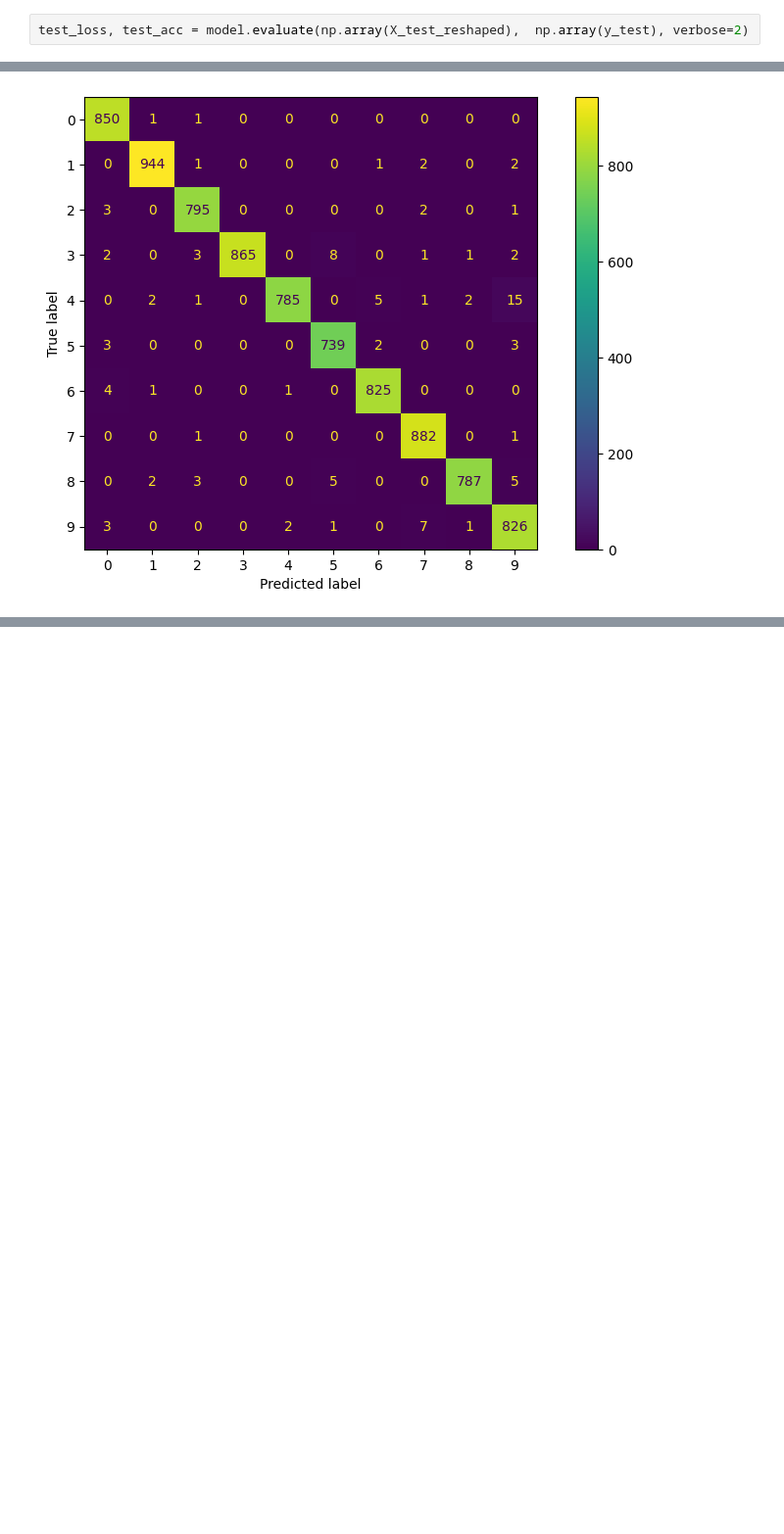
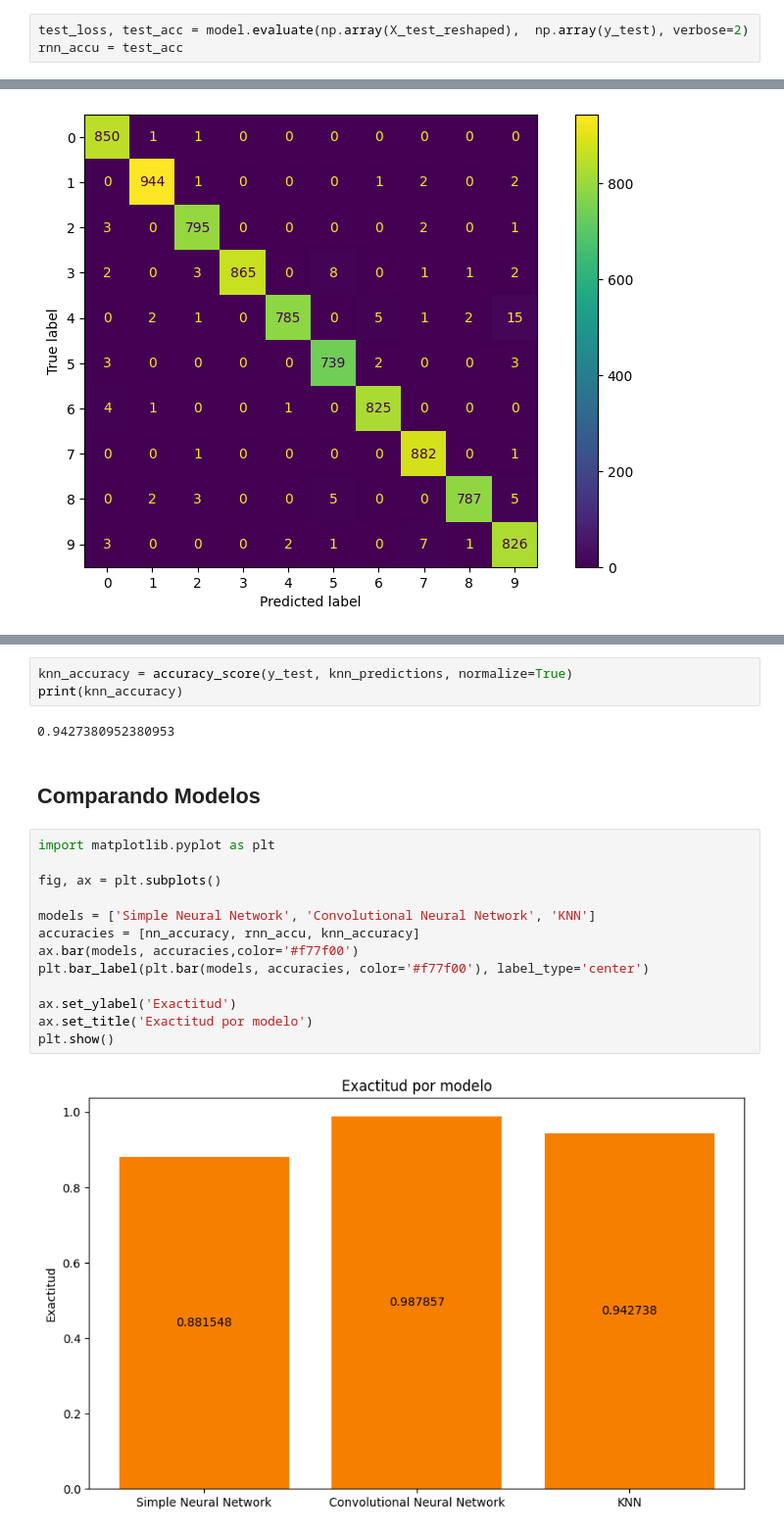
Before and after one commit to guillermoSb/uvg_data_science_lab_3, a Jupyter notebook: Exercise01.ipynb, the cells around one changed output, grey strips where cells are left out. Shown: that part at 98% size. Saved outputs shown, nothing was run; the diff lists cells and outputs as text; blank space fills up the shorter version.

```diff
--- a/Exercise01.ipynb
+++ b/Exercise01.ipynb
@@ -184,4 +185,5 @@ plt.legend(loc='lower right')
 [figure]
 # %%
 test_loss, test_acc = model.evaluate(np.array(X_test_reshaped),  np.array(y_test), verbose=2)
+rnn_accu = test_acc
 # %% [output]
@@ -200,0 +226,22 @@ disp.plot()
+# %%
+knn_accuracy = accuracy_score(y_test, knn_predictions, normalize=True)
+print(knn_accuracy)
+# %% [output]
+0.9427380952380953
+# %% [markdown]
+## Comparando Modelos
+# %%
+import matplotlib.pyplot as plt
+
+fig, ax = plt.subplots()
+
+models = ['Simple Neural Network', 'Convolutional Neural Network', 'KNN']
+accuracies = [nn_accuracy, rnn_accu, knn_accuracy]
+ax.bar(models, accuracies,color='#f77f00')
+plt.bar_label(plt.bar(models, accuracies, color='#f77f00'), label_type='center')
+
+ax.set_ylabel('Exactitud')
+ax.set_title('Exactitud por modelo')
+plt.show()
+# %% [output]
+[figure, added]
```
Also changed, not shown: parts of 6 cells of this notebook.
